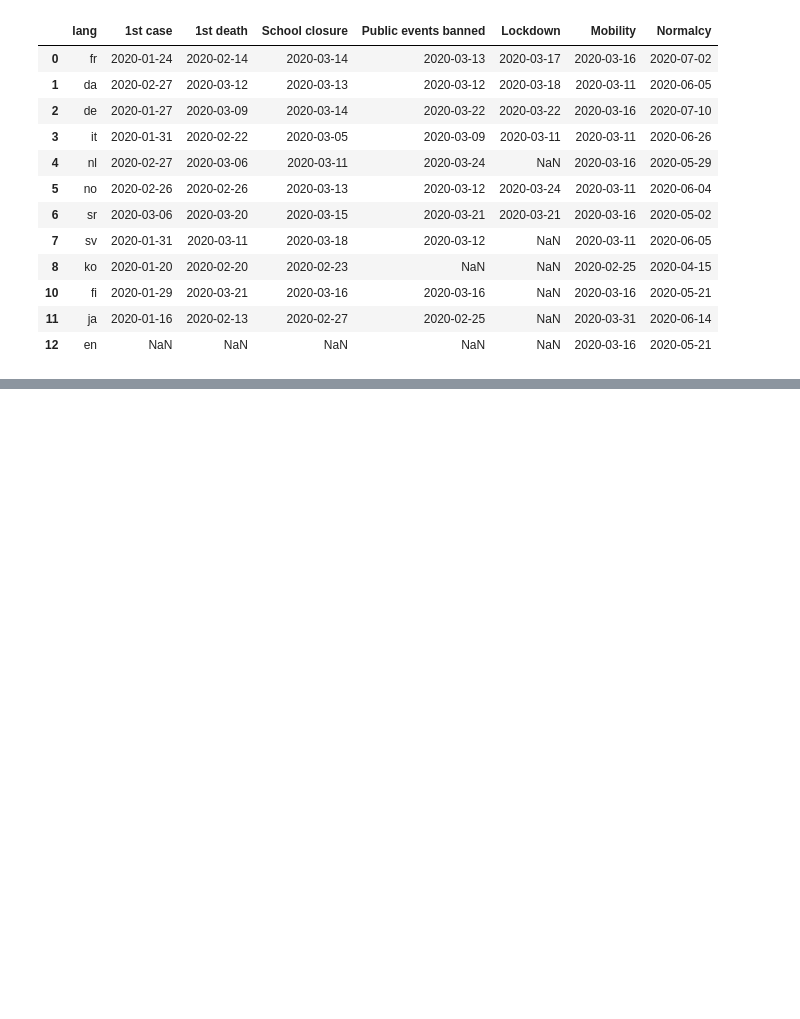
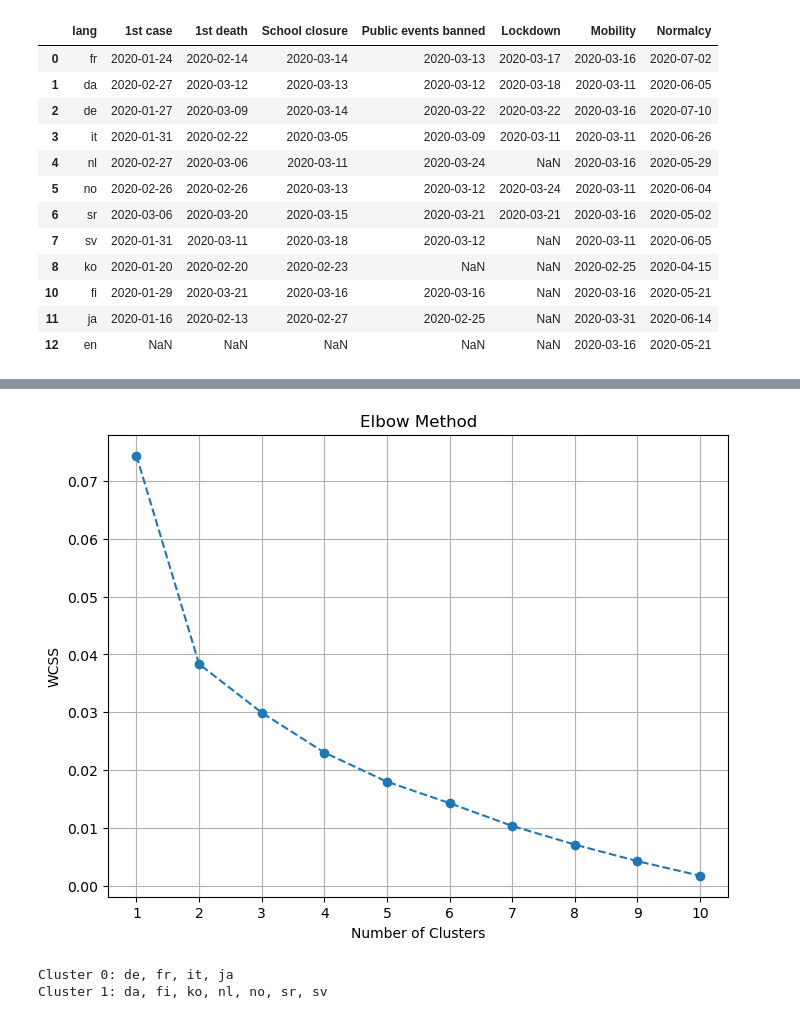
Before and after one commit to epfl-ada/ada-2023-project-mandarinecorp, a Jupyter notebook: Analysis_V0.ipynb, the cells around one changed output, grey strips where cells are left out. Cells and saved outputs as stored; diff of their text form; code cells hidden in the pictures; blank space fills up the shorter version.

```diff
--- a/Analysis_V0.ipynb
+++ b/Analysis_V0.ipynb
@@ -149,0 +276,34 @@ ValueError: Operands are not aligned. Do `left, right = left.align(right, axis=1
+# %%
+wcss = []
+
+# Arr is a matrix of fraction of views per language per article for each country
+arr = np.vstack(fraction_views_lang_after.groupby('code')['fraction_of_views'].apply(lambda x: x.to_numpy()).to_numpy()).astype(float)
+
+for i in range(1, 11):  # Trying different numbers of clusters from 1 to 10
+    kmeans = KMeans(n_clusters=i, init='k-means++', random_state=42, n_init= 10)
+    kmeans.fit(arr)
+    wcss.append(kmeans.inertia_)  # Inertia is the within-cluster sum of squares
+
+# Plotting the elbow curve
+plt.figure(figsize=(8, 6))
+plt.plot(range(1, 11), wcss, marker='o', linestyle='--')
+plt.title('Elbow Method')
+plt.xlabel('Number of Clusters')
+plt.ylabel('WCSS')
+plt.xticks(np.arange(1, 11, 1))  # Setting x-axis ticks from 1 to 10
+plt.grid()
+# %% [output]
+[figure, added]
+# %%
+NB_CLUSTER = 2
+
+arr = np.vstack(fraction_of_logs_df_after.groupby('code')['fraction_of_views'].apply(lambda x: x.to_numpy()).to_numpy()).astype(float)
+clusters = compute_cluster(arr, NB_CLUSTER)
+lang_clusters = pd.DataFrame({'Cluster_Labels': clusters, 'Country_Codes': fraction_of_logs_df_after['code'].unique()})
+
+for cluster_label, group in lang_clusters.groupby('Cluster_Labels'):
+    country_names = ', '.join(group['Country_Codes'])
+    print(f'Cluster {cluster_label}: {country_names}')
+# %% [output]
+Cluster 0: de, fr, it, ja
+Cluster 1: da, fi, ko, nl, no, sr, sv
```
Also changed, not shown: parts of 25 cells of this notebook.
